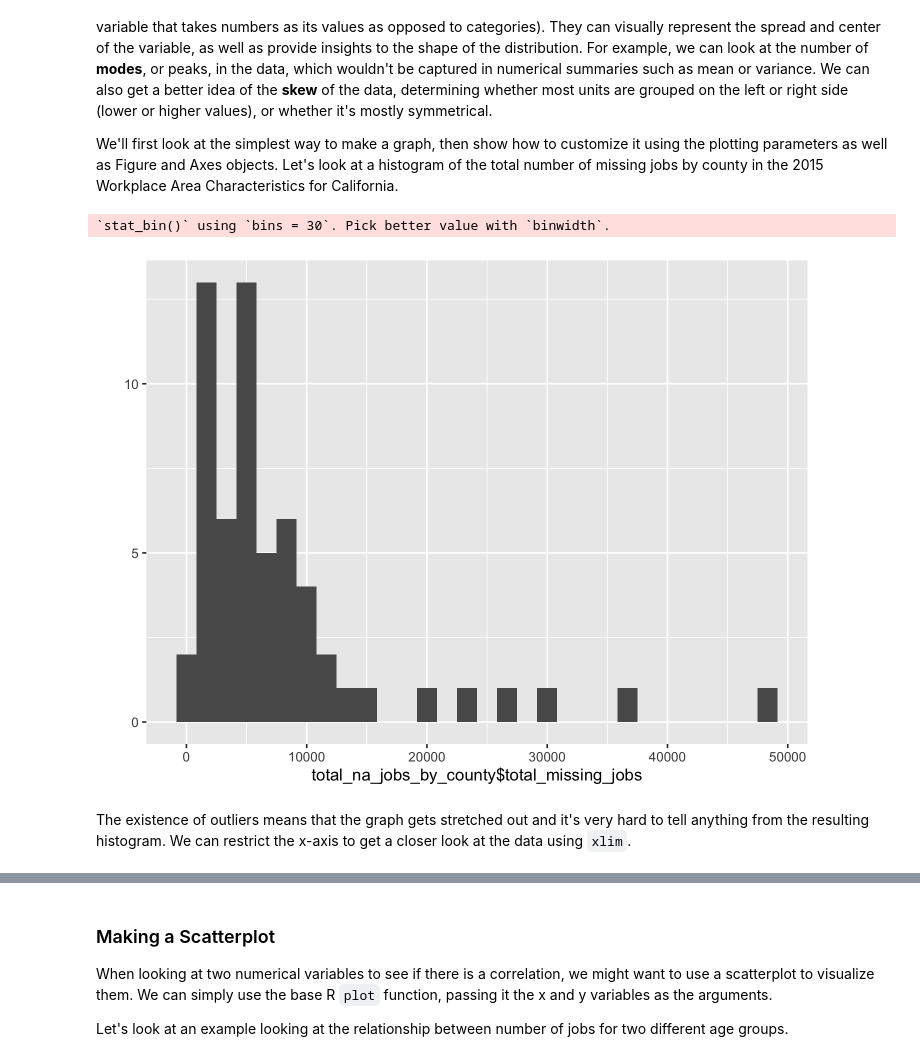
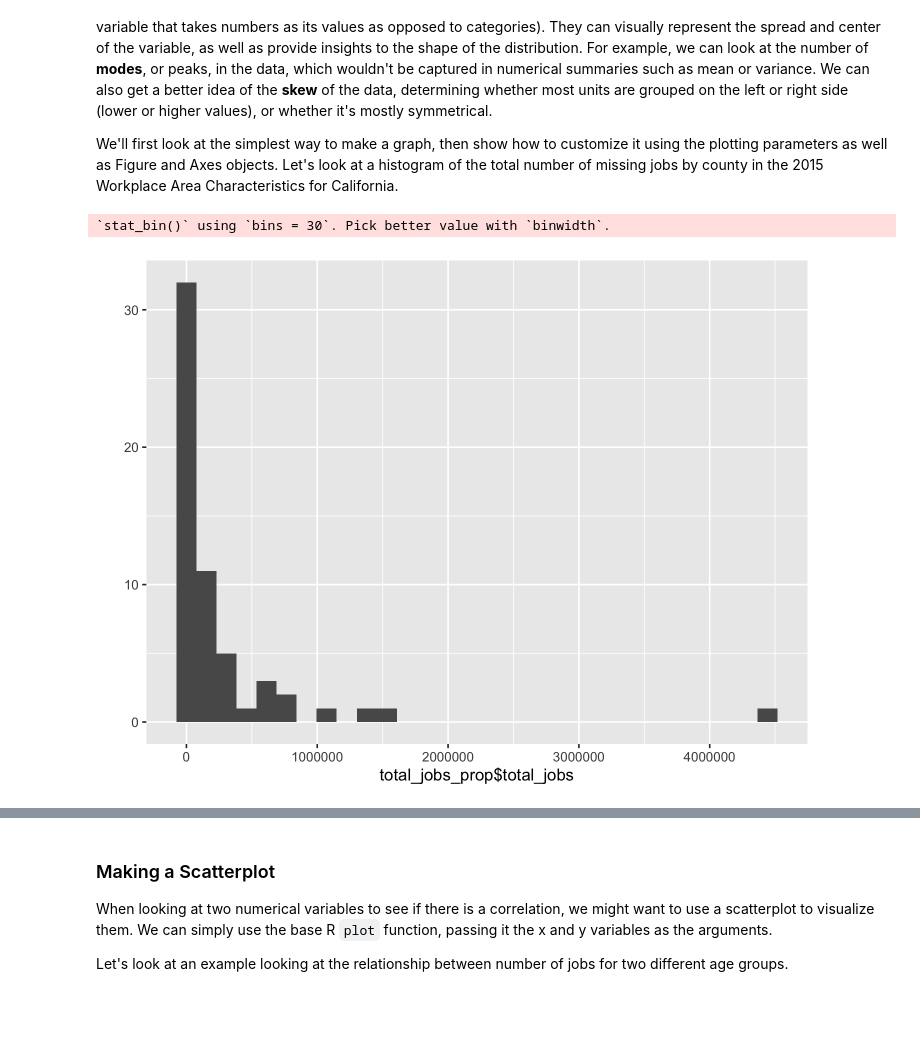
Before and after one commit to Jedelmann90/ada-intro-r, a Jupyter notebook: new R-2.ipynb, the cells around one changed output, grey strips where cells are left out. Drawn from its saved outputs; the diff is of its cells as text; code cells hidden in the pictures; blank space fills up the shorter version.

```diff
--- a/new R-2.ipynb
+++ b/new R-2.ipynb
@@ -465,9 +431,7 @@ We'll start with a basic histogram. A histogram is useful for looking at the dis
 
 We'll first look at the simplest way to make a graph, then show how to customize it using the plotting parameters as well as Figure and Axes objects. Let's look at a histogram of the total number of missing jobs by county in the 2015 Workplace Area Characteristics for California.
 # %%
-qplot(total_na_jobs_by_county$total_missing_jobs)
+qplot(total_jobs_prop$total_jobs)
 # %% [output]
 `stat_bin()` using `bins = 30`. Pick better value with `binwidth`.
-[figure, old version]
+[figure, new version]
-# %% [markdown]
-The existence of outliers means that the graph gets stretched out and it's very hard to tell anything from the resulting histogram. We can restrict the x-axis to get a closer look at the data using `xlim`.
```
Also changed, not shown: parts of 20 cells of this notebook.
